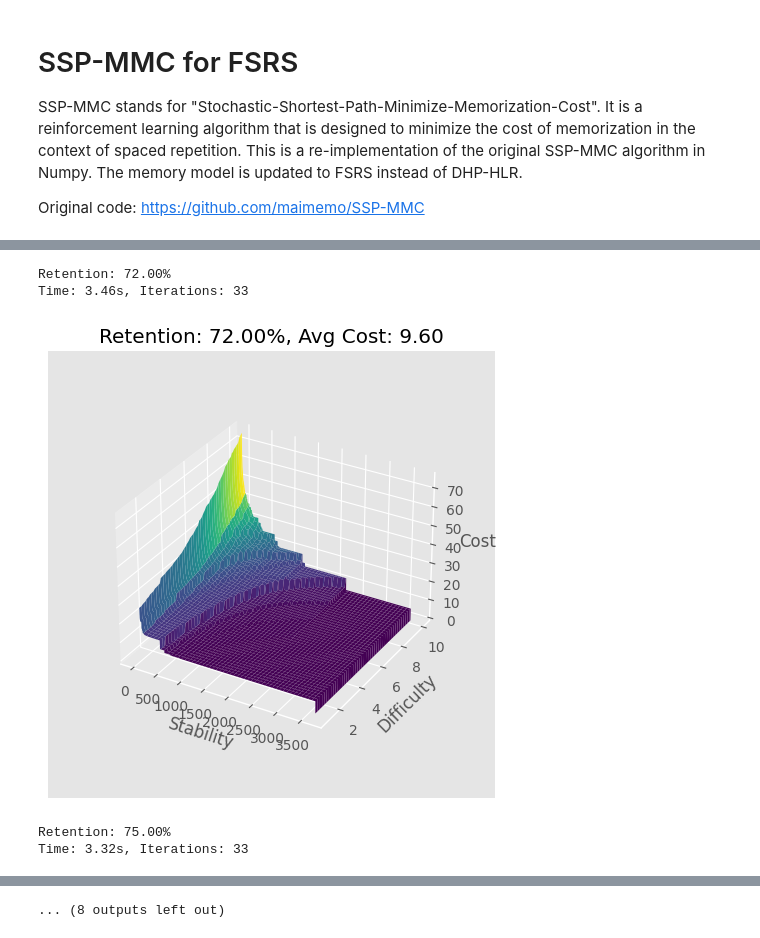
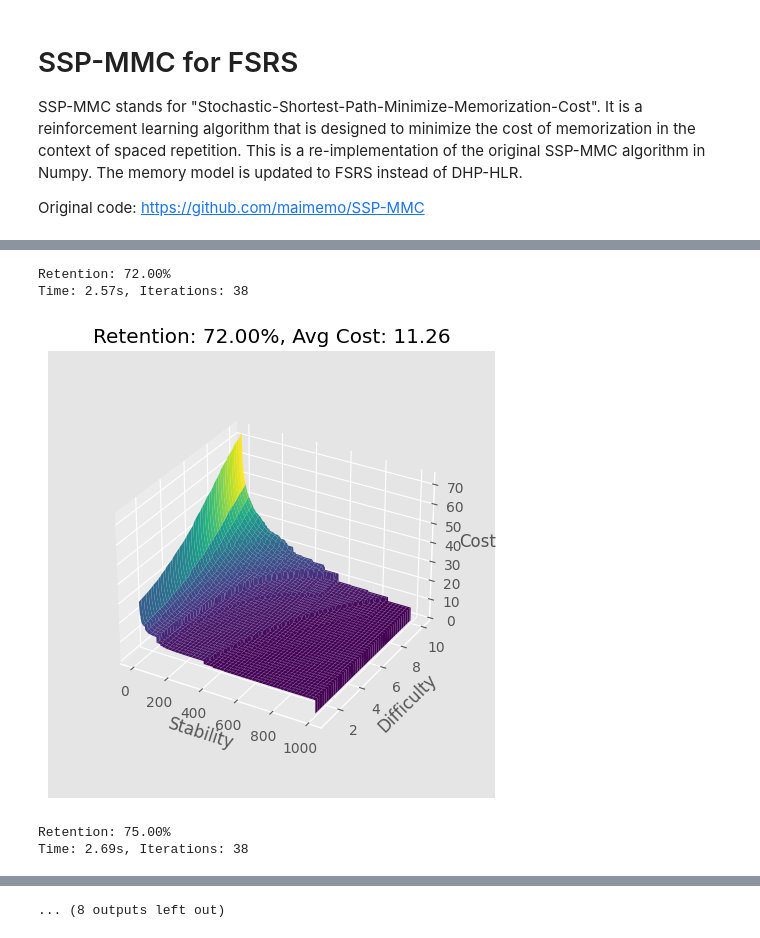
Before and after one commit to open-spaced-repetition/SSP-MMC-FSRS, a Jupyter notebook: notebook.ipynb, the cells around one changed output, grey strips where cells are left out. Saved outputs shown, nothing was run; the diff lists cells and outputs as text; code cells hidden in the pictures.

Commit message:
support hard and easy

```diff
--- a/notebook.ipynb
+++ b/notebook.ipynb
@@ -11,9 +11,9 @@ import matplotlib.pyplot as plt
 
 plt.style.use('ggplot')
 
-s_size = 10000
+s_size = 3000
 s_min = 0.5
-s_max = 3650
+s_max = 1000
 
 d_size = 90
 d_min = 1
@@ -57,7 +57,7 @@ w = [
 ]
 
 
-def stability_after_success(s, d, r):
+def stability_after_success(s, d, r, g):
     return np.maximum(
         s_min,
         s
@@ -67,6 +67,8 @@ def stability_after_success(s, d, r):
             * (11 - d)
             * np.power(s, -w[9])
             * (np.exp((1 - r) * w[10]) - 1)
+            * (w[15] if g == 2 else 1)
+            * (w[16] if g == 4 else 1)
         ),
     )
 
@@ -88,12 +90,8 @@ def mean_reversion(init, current):
     return (w[7] * init + (1 - w[7]) * current).clip(1, 10)
 
 
-def difficulty_after_success(d):
-    return mean_reversion(w[4], d)
-
-
-def difficulty_after_failure(d):
-    return mean_reversion(w[4], d + 2 * w[6])
+def next_difficulty(d, g):
+    return mean_reversion(w[4], d - w[6] * (g - 3))
 
 
 # stability to index
@@ -195,7 +219,12 @@ plt.show()
 # %%
-success_cost = 3
-failure_cost = 9
-
+again_cost = 9
+hard_cost = 5
+good_cost = 3
+easy_cost = 1
+hard_ratio = 0.3
+good_ratio = 0.6
+easy_ratio = 0.1
+# the sum of the ratios should be 1
 costs = []
 
 r_range = np.linspace(r_min, r_max, 10)
@@ -215,27 +244,47 @@ for r in r_range:
     diff = 10000
     n_iter = 1000
     while i < n_iter and diff > 1e-6 * s_size * d_size:
-        next_stability_after_success = stability_after_success(
+        next_stability_after_again = stability_after_failure(
             s_state_mesh, d_state_mesh, r_state_mesh
         )
-        next_difficulty_after_success = difficulty_after_success(d_state_mesh)
-        next_cost_after_success = (
-            i2c(next_stability_after_success, next_difficulty_after_success)
-            + success_cost
+        next_difficulty_after_again = next_difficulty(d_state_mesh, 1)
+        next_cost_after_again = (
+            i2c(next_stability_after_again,
+                next_difficulty_after_again) + again_cost
         )
 
-        next_stability_after_failure = stability_after_failure(
-            s_state_mesh, d_state_mesh, r_state_mesh
+        next_stability_after_hard = stability_after_success(
+            s_state_mesh, d_state_mesh, r_state_mesh, 2
         )
-        next_difficulty_after_failure = difficulty_after_failure(d_state_mesh)
-        next_cost_after_failure = (
-            i2c(next_stability_after_failure, next_difficulty_after_failure)
-            + failure_cost
+        next_difficulty_after_hard = next_difficulty(d_state_mesh, 2)
+        next_cost_after_hard = (
+            i2c(next_stability_after_hard,
+                next_difficulty_after_hard) + hard_cost
+        )
+
+        next_stability_after_good = stability_after_success(
+            s_state_mesh, d_state_mesh, r_state_mesh, 3
+        )
+        next_difficulty_after_good = next_difficulty(d_state_mesh, 3)
+        next_cost_after_good = (
+            i2c(next_stability_after_good,
+                next_difficulty_after_good) + good_cost
+        )
+
+        next_stability_after_easy = stability_after_success(
+            s_state_mesh, d_state_mesh, r_state_mesh, 4
+        )
+        next_difficulty_after_easy = next_difficulty(d_state_mesh, 4)
+        next_cost_after_easy = (
+            i2c(next_stability_after_easy,
+                next_difficulty_after_easy) + easy_cost
         )
 
         expected_cost = (
-            r_state_mesh * next_cost_after_success
-            + (1 - r_state_mesh) * next_cost_after_failure
+            r_state_mesh * (hard_ratio * next_cost_after_hard
+                            + good_ratio * next_cost_after_good
+                            + easy_ratio * next_cost_after_easy)
+            + (1 - r_state_mesh) * next_cost_after_again
         )
         # update cost matrix
         optimal_cost = np.minimum(cost_matrix, expected_cost)
@@ -263,5 +312,5 @@ Time: 3.23s, Iterations: 34
 Retention: 72.00%
-Time: 3.46s, Iterations: 33
+Time: 2.57s, Iterations: 38
-[figure, old version]
+[figure, new version]
 Retention: 75.00%
-Time: 3.32s, Iterations: 33
+Time: 2.69s, Iterations: 38
```
Also changed, not shown: parts of 4 cells of this notebook.
